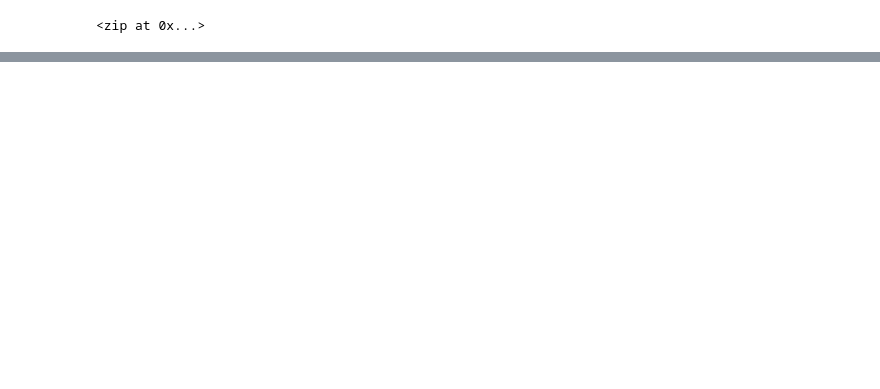
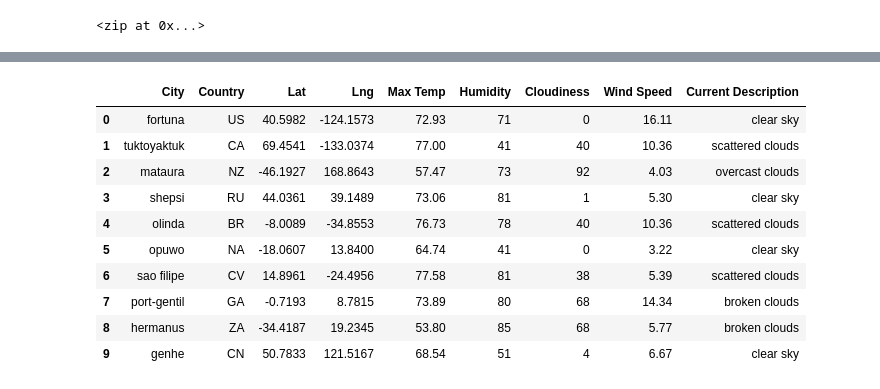
Before and after one commit to Daniel-Sanudo/World_Weather_Analysis, a Jupyter notebook: Weather_Database.ipynb, the cells around one changed output, grey strips where cells are left out. Drawn from its saved outputs; the diff is of its cells as text; code cells hidden in the pictures; blank space fills up the shorter version.

```diff
--- a/Weather_Database.ipynb
+++ b/Weather_Database.ipynb
@@ -28,0 +138,16 @@ NameError: name 'coordinates' is not defined
+# %%
+# Convert the array of dictionaries to a Pandas DataFrame.
+city_data_df = pd.DataFrame(city_data)
+city_data_df.head(10)
+# %% [output]
+|  | City | Country | Lat | Lng | Max Temp | Humidity | Cloudiness | Wind Speed | Current Description |
+| 0 | fortuna | US | 40.5982 | -124.1573 | 72.93 | 71 | 0 | 16.11 | clear sky |
+| 1 | tuktoyaktuk | CA | 69.4541 | -133.0374 | 77.00 | 41 | 40 | 10.36 | scattered clouds |
+| 2 | mataura | NZ | -46.1927 | 168.8643 | 57.47 | 73 | 92 | 4.03 | overcast clouds |
+| 3 | shepsi | RU | 44.0361 | 39.1489 | 73.06 | 81 | 1 | 5.30 | clear sky |
+| 4 | olinda | BR | -8.0089 | -34.8553 | 76.73 | 78 | 40 | 10.36 | scattered clouds |
+| 5 | opuwo | NA | -18.0607 | 13.8400 | 64.74 | 41 | 0 | 3.22 | clear sky |
+| 6 | sao filipe | CV | 14.8961 | -24.4956 | 77.58 | 81 | 38 | 5.39 | scattered clouds |
+| 7 | port-gentil | GA | -0.7193 | 8.7815 | 73.89 | 80 | 68 | 14.34 | broken clouds |
+| 8 | hermanus | ZA | -34.4187 | 19.2345 | 53.80 | 85 | 68 | 5.77 | broken clouds |
+| 9 | genhe | CN | 50.7833 | 121.5167 | 68.54 | 51 | 4 | 6.67 | clear sky |
```
Also changed, not shown: parts of 6 cells of this notebook, 1 other file.
